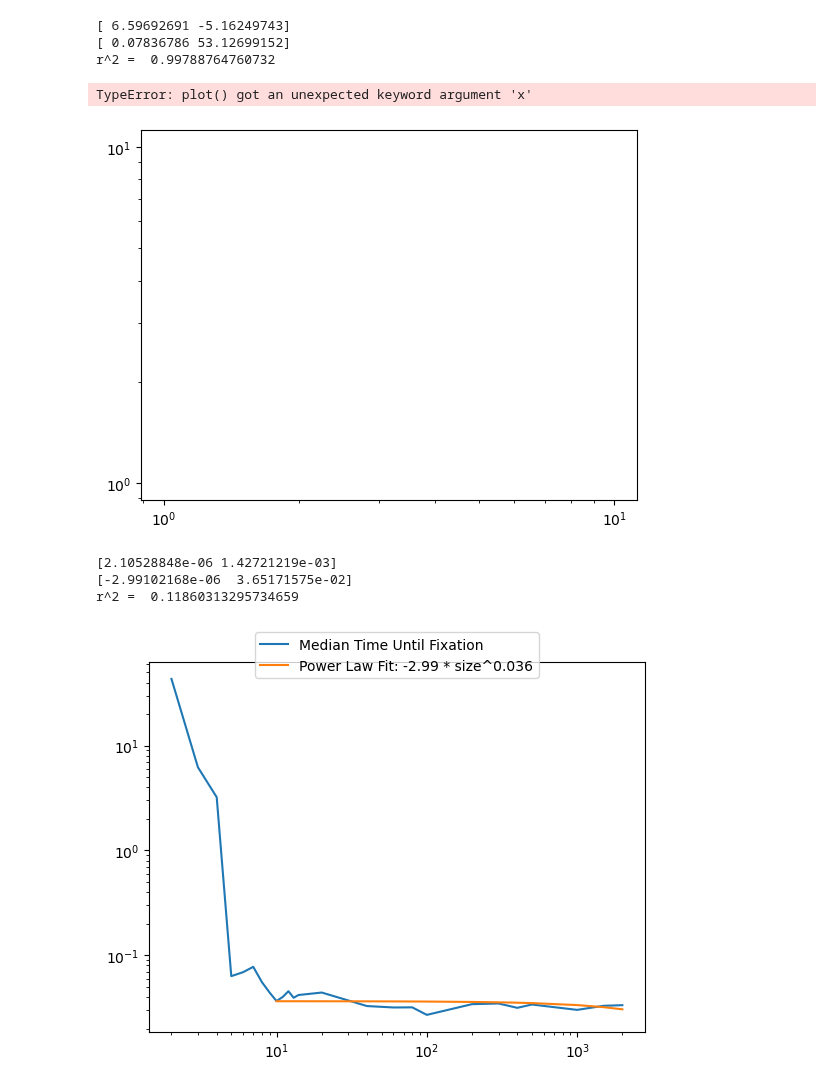
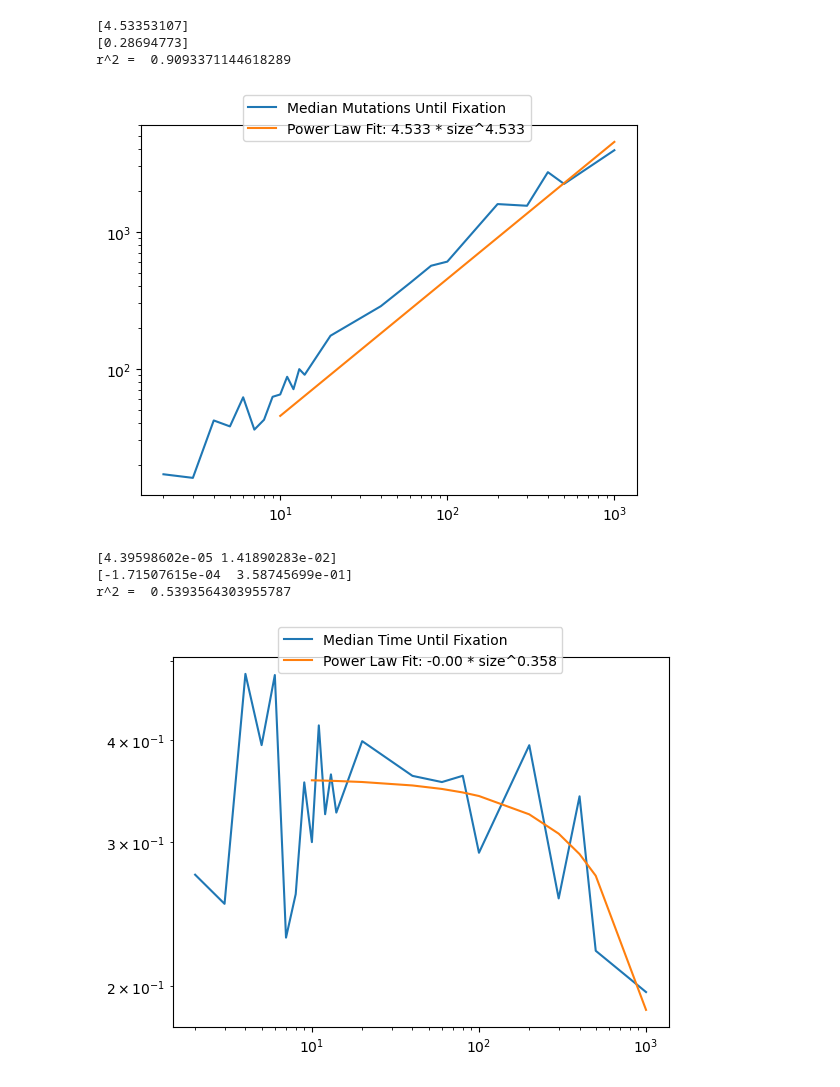
Before and after one commit to ZBoroda/logic_gate_modeling, a Jupyter notebook: curve_fitting.ipynb, the cells around one changed output. Drawn from its saved outputs; the diff is of its cells as text; code cells hidden in the pictures.

```diff
--- a/curve_fitting.ipynb
+++ b/curve_fitting.ipynb
@@ -43,41 +1,49 @@ stds times:  [59.732155246712026, 31.442006699454883, 17.122948631996852, 12.551
+# %%
+from scipy.optimize import curve_fit
+from sklearn import metrics
+import pickle
+import matplotlib.pyplot as plt
+import numpy as np
+from run_evolution_experiment import DataFromExperiment
+with open('experiment_data/and.pickle', 'rb') as f:
+        data = pickle.load(f)
 # %%
-size_to_index_dict = {size: index for index, size in enumerate(sizes)}
+size_to_index_dict = {size: index for index, size in enumerate(data.sizes)}
 # %%
 # Now this is what i need to fit a powerlaw plot
 def power_law(x, a, b):
-    return a*np.power(x, 1) + b
+    return a*np.power(x, b)
 
-pars_mutations, cov_mutations = curve_fit(f=power_law, xdata=sizes[size_to_index_dict[10]:], ydata=medians_mutations[size_to_index_dict[10]:], p0=[0,0], bounds=(-np.inf, np.inf))
+pars_mutations, cov_mutations = curve_fit(f=power_law, xdata=data.sizes[size_to_index_dict[10]:], ydata=data.medians_mutations[size_to_index_dict[10]:], p0=[0,0], bounds=(-np.inf, np.inf))
 print(pars_mutations)
 perr_mutations = np.sqrt(np.diag(cov_mutations))
 print(perr_mutations)
-print("r^2 = ", metrics.r2_score(medians_mutations[size_to_index_dict[10]:], power_law(sizes[size_to_index_dict[10]:], *pars_mutations)))
+print("r^2 = ", metrics.r2_score(data.medians_mutations[size_to_index_dict[10]:], power_law(data.sizes[size_to_index_dict[10]:], *pars_mutations)))
 fig, ax = plt.subplots(1, 1)
-ax.loglog(sizes, medians_mutations,  label="Median Mutations Until Fixation")
-ax.loglog(sizes[size_to_index_dict[10]:], power_law(sizes[size_to_index_dict[10]:], *pars_mutations), label="Power Law Fit: " +str(pars_mutations[0])[:5] +" * size^" +str(pars_mutations[1])[:5])
+ax.loglog(data.sizes, data.medians_mutations,  label="Median Mutations Until Fixation")
+ax.loglog(data.sizes[size_to_index_dict[10]:], power_law(data.sizes[size_to_index_dict[10]:], *pars_mutations), label="Power Law Fit: " +str(pars_mutations[0])[:5] +" * size^" +str(pars_mutations[1])[:5])
 ax.legend(bbox_to_anchor=(0.8, 1.1))
 fig.savefig('medianMutationsTillFixationAndWithFittedPlot.png', dpi=1200)
 plt.show()
 # %% [output]
-[ 6.59692691 -5.16249743]
-[ 0.07836786 53.12699152]
-r^2 =  0.99788764760732
+[4.53353107]
+[0.28694773]
+r^2 =  0.9093371144618289
-TypeError: plot() got an unexpected keyword argument 'x'
-[figure, old version]
+[figure, new version]
 # %%
-pars_time, cov_times = curve_fit(f=power_law, xdata=sizes[size_to_index_dict[10]:], ydata=medians_times[size_to_index_dict[10]:], p0=[0,0], bounds=(-np.inf, np.inf))
+pars_time, cov_times = curve_fit(f=power_law, xdata=data.sizes[size_to_index_dict[10]:], ydata=data.medians_times[size_to_index_dict[10]:], p0=[0,0], bounds=(-np.inf, np.inf))
 perr_times = np.sqrt(np.diag(cov_times))
 print(perr_times)
 fig, ax = plt.subplots(1, 1)
 print(pars_time)
-print("r^2 = ", metrics.r2_score(medians_times[size_to_index_dict[10]:], power_law(sizes[size_to_index_dict[10]:], *pars_time)))
-ax.loglog(sizes, medians_times, label="Median Time Until Fixation")
-ax.loglog(sizes[size_to_index_dict[10]:], power_law(sizes[size_to_index_dict[10]:], *pars_time), label="Power Law Fit: " +str(pars_time[0])[:5] +" * size^" +str(pars_time[1])[:5])
+print("r^2 = ", metrics.r2_score(data.medians_times[size_to_index_dict[10]:], power_law(data.sizes[size_to_index_dict[10]:], *pars_time)))
+ax.loglog(data.sizes, data.medians_times, label="Median Time Until Fixation")
+ax.loglog(data.sizes[size_to_index_dict[10]:], power_law(data.sizes[size_to_index_dict[10]:], *pars_time), label="Power Law Fit: " +str(pars_time[0])[:5] +" * size^" +str(pars_time[1])[:5])
 ax.legend(bbox_to_anchor=(0.8, 1.1))
 fig.savefig('medianTimeTillFixationAndWithFittedPlot.png', dpi=1200)
 plt.show()
 # %% [output]
-[2.10528848e-06 1.42721219e-03]
-[-2.99102168e-06  3.65171575e-02]
-r^2 =  0.11860313295734659
+[4.39598602e-05 1.41890283e-02]
+[-1.71507615e-04  3.58745699e-01]
+r^2 =  0.5393564303955787
-[figure, old version]
+[figure, new version]
```
Also changed, not shown: parts of 1 cell of this notebook, 17 other files.
